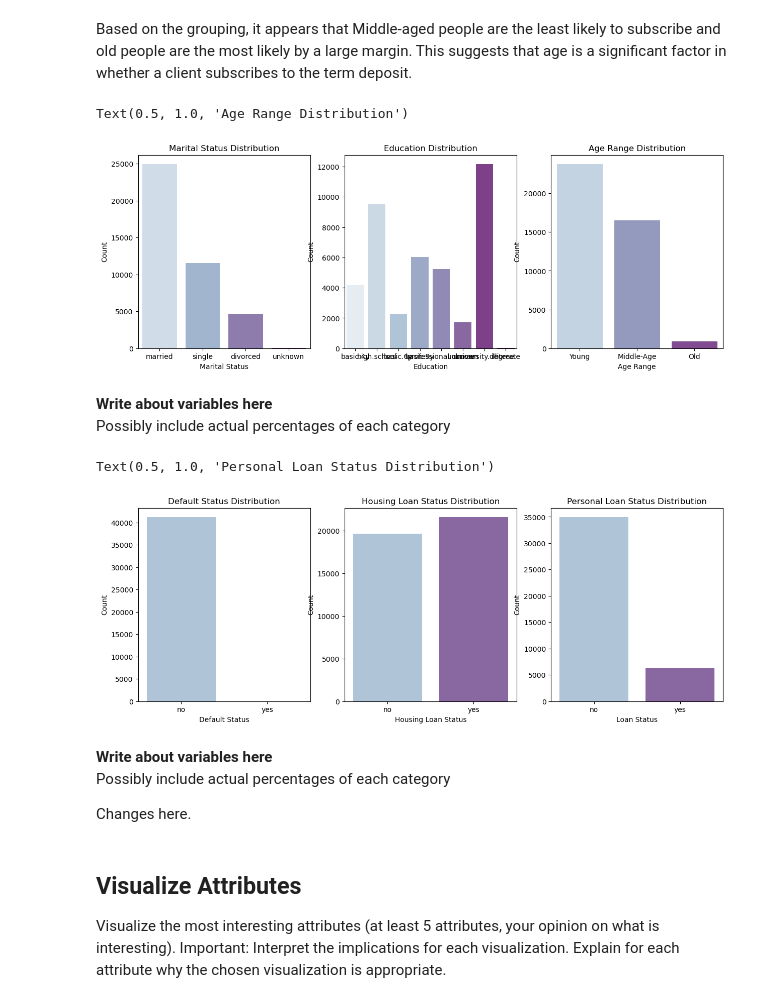
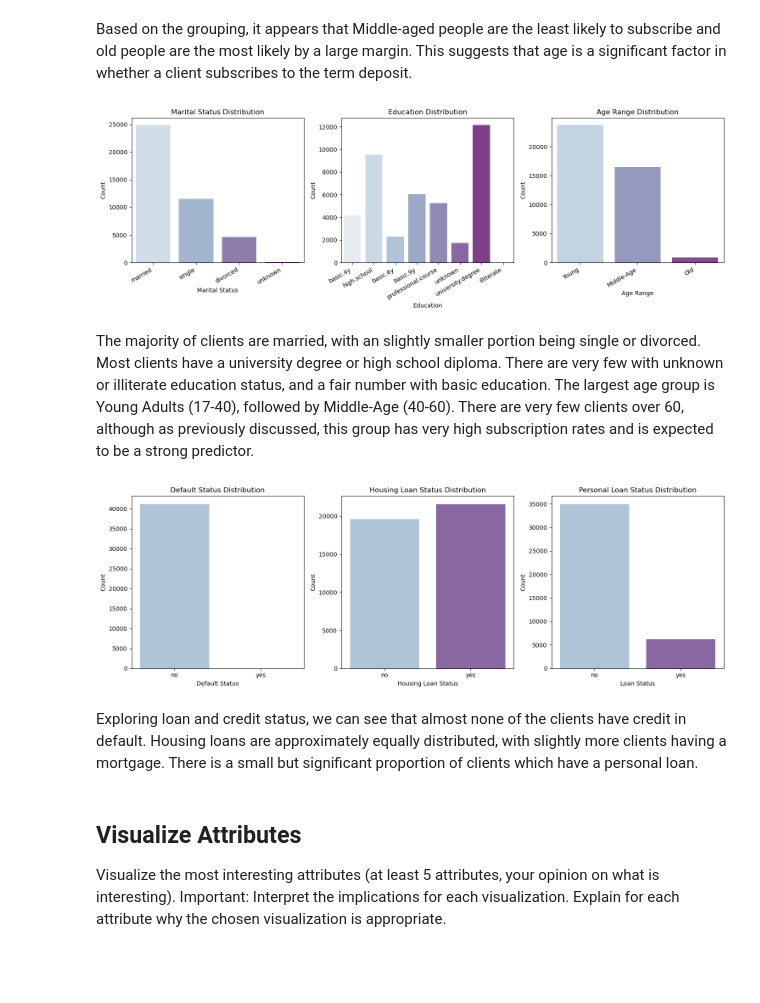
Before and after one commit to NickSager/DS7331_Projects, a Jupyter notebook: Lab01/Lab01.ipynb, the cells around one changed output. Cells and saved outputs as stored; diff of their text form; code cells hidden in the pictures; blank space fills up the shorter version.

```diff
--- a/Lab01/Lab01.ipynb
+++ b/Lab01/Lab01.ipynb
@@ -301,34 +301,39 @@ Based on the grouping, it appears that Middle-aged people are the least likely t
 # %%
 # Visualize proportions of marital status, education, and age range
 import matplotlib.pyplot as plt
 import seaborn as sns
 
 # Set up the matplotlib figure
 f, axes = plt.subplots(1, 3, figsize=(15, 5))
 
 # Graph Matital Status
 sns.countplot(x="marital", data=df, palette="BuPu", ax=axes[0])
 axes[0].set_xlabel('Marital Status')
 axes[0].set_ylabel('Count')
 axes[0].set_title('Marital Status Distribution')
 
 # Graph Education Distribution
 sns.countplot(x="education", data=df, palette="BuPu", ax=axes[1])
 axes[1].set_xlabel('Education')
 axes[1].set_ylabel('Count')
 axes[1].set_title('Education Distribution')
 
 # Graph Age Range Distribution
 sns.countplot(x="age_range", data=df, palette="BuPu", ax=axes[2])
 axes[2].set_xlabel('Age Range')
 axes[2].set_ylabel('Count')
 axes[2].set_title('Age Range Distribution')
+
+plt.setp(axes[0].get_xticklabels(), rotation=30, horizontalalignment='right')
+plt.setp(axes[1].get_xticklabels(), rotation=30, horizontalalignment='right')
+plt.setp(axes[2].get_xticklabels(), rotation=30, horizontalalignment='right')
+
+plt.tight_layout()  # Adjust layout so labels do not overlap
+plt.show()
 # %% [output]
-Text(0.5, 1.0, 'Age Range Distribution')
-[figure, old version]
+[figure, new version]
-# %% [markdown]
-**Write about variables here**
-Possibly include actual percentages of each category
+# %% [markdown]
+The majority of clients are married, with an slightly smaller portion being single or divorced. Most clients have a university degree or high school diploma. There are very few with unknown or illiterate education status, and a fair number with basic education. The largest age group is Young Adults (17-40), followed by Middle-Age (40-60). There are very few clients over 60, although as previously discussed, this group has very high subscription rates and is expected to be a strong predictor.
 # %%
 # Visualize proportions of loan status
 import matplotlib.pyplot as plt
@@ -355,14 +360,13 @@ sns.countplot(x="loan", data=df, palette="BuPu", ax=axes[2])
 axes[2].set_xlabel('Loan Status')
 axes[2].set_ylabel('Count')
 axes[2].set_title('Personal Loan Status Distribution')
+
+plt.tight_layout()  # Adjust layout so labels do not overlap
+plt.show()
 # %% [output]
-Text(0.5, 1.0, 'Personal Loan Status Distribution')
-[figure, old version]
+[figure, new version]
-# %% [markdown]
-**Write about variables here**
-Possibly include actual percentages of each category
-
-Changes here.
+# %% [markdown]
+Exploring loan and credit status, we can see that almost none of the clients have credit in default. Housing loans are approximately equally distributed, with slightly more clients having a mortgage. There is a small but significant proportion of clients which have a personal loan.
 # %% [markdown]
 ## Visualize Attributes
 
```
Also changed, not shown: parts of 10 cells of this notebook.
